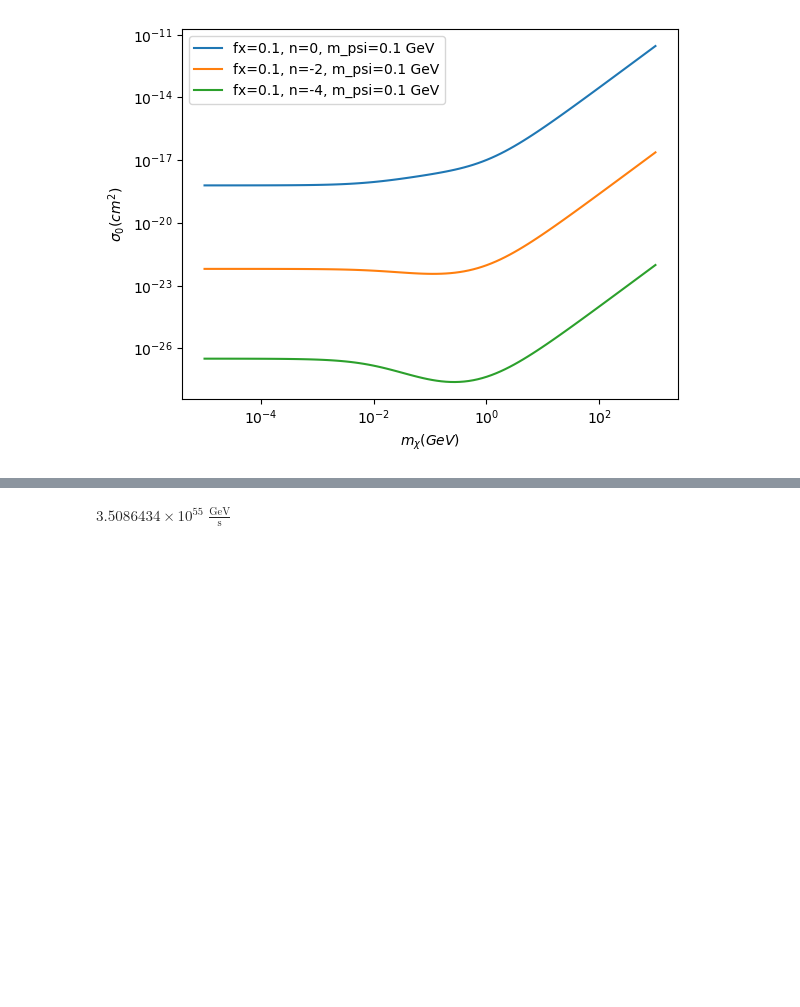
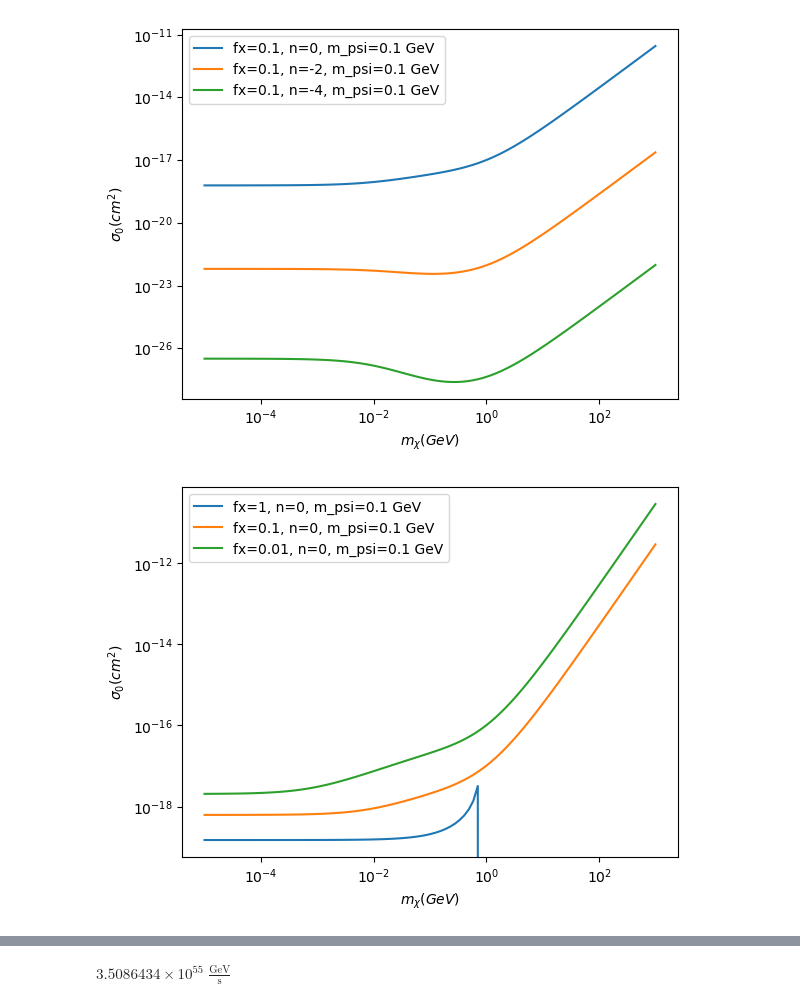
Before and after one commit to kpardo/thermo-idm, a Jupyter notebook: galweight_clusters.ipynb, the cells around one changed output, grey strips where cells are left out. Drawn from its saved outputs; the diff is of its cells as text; code cells hidden in the pictures; blank space fills up the shorter version.

```diff
--- a/galweight_clusters.ipynb
+++ b/galweight_clusters.ipynb
@@ -174,3 +174,7 @@ $8.5013999 \times 10^{13} \; \mathrm{M_{\odot}}$
 cls_avg.plot_sigma0_vs_m_chi(f_chi=[0.1], n=[0,-2,-4])
 # %% [output]
 [figure]
+# %%
+cls_avg.plot_sigma0_vs_m_chi(f_chi=[1, 0.1, 0.01], n=[0])
+# %% [output]
+[figure, added]
```
Also changed, not shown: parts of 6 cells of this notebook, 9 other files.
